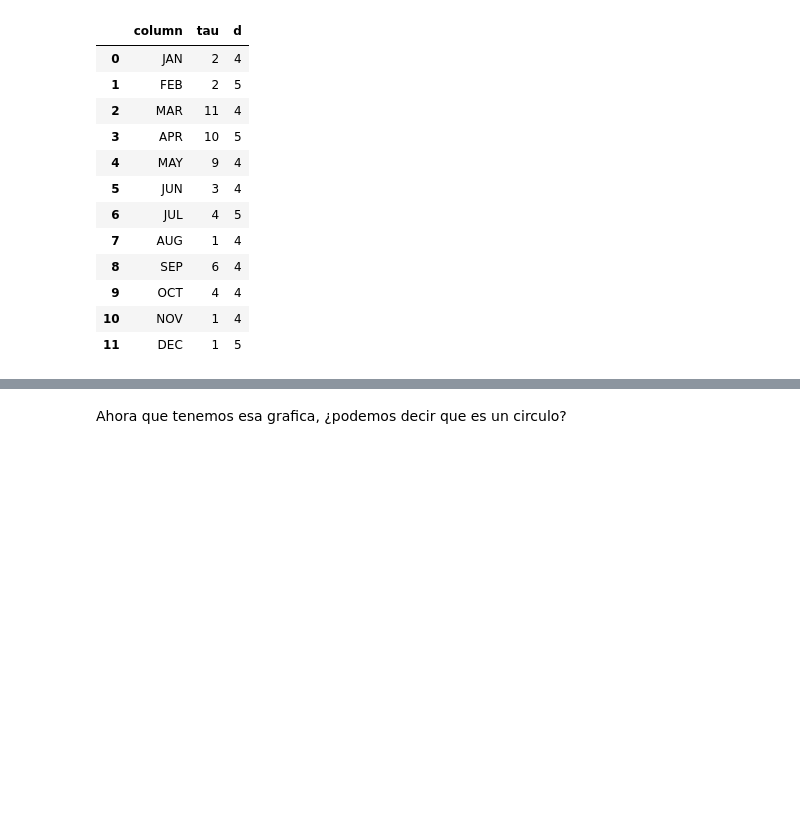
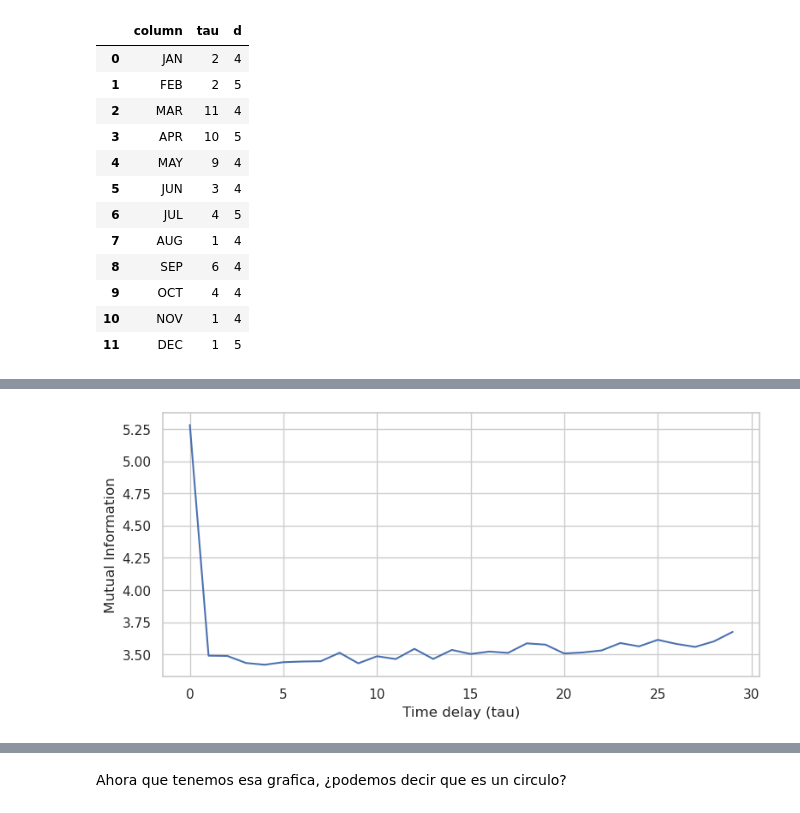
Before and after one commit to CastroMaster10/ENSO-Persistence-analysis, a Jupyter notebook: main.ipynb, the cells around one changed output, grey strips where cells are left out. Saved outputs shown, nothing was run; the diff lists cells and outputs as text; code cells hidden in the pictures; blank space fills up the shorter version.

```diff
--- a/main.ipynb
+++ b/main.ipynb
@@ -163,0 +237,8 @@ Por terminos de simplicidad, trabajaremos con los datos del mes de enero.
+# %%
+plt.figure(figsize=(9,4))
+plt.xlabel('Time delay (tau)')
+plt.ylabel('Mutual Information')
+plt.plot(delay.dmi(y["JUL"], maxtau=30))
+plt.show()
+# %% [output]
+[figure, added]
```
Also changed, not shown: parts of 28 cells of this notebook.
